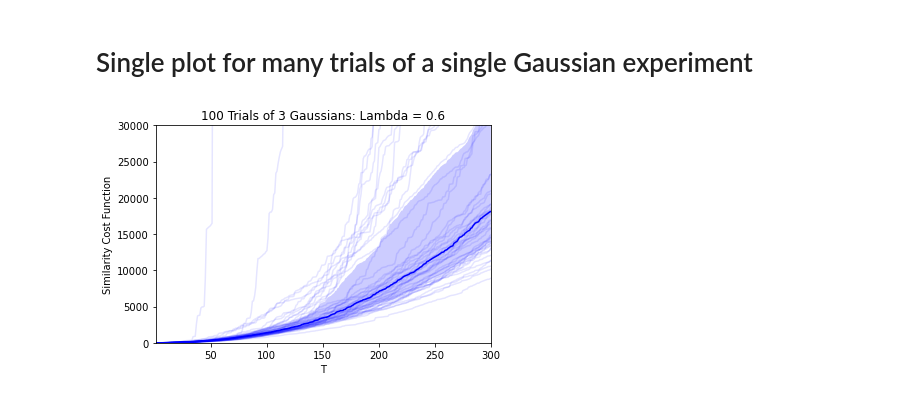
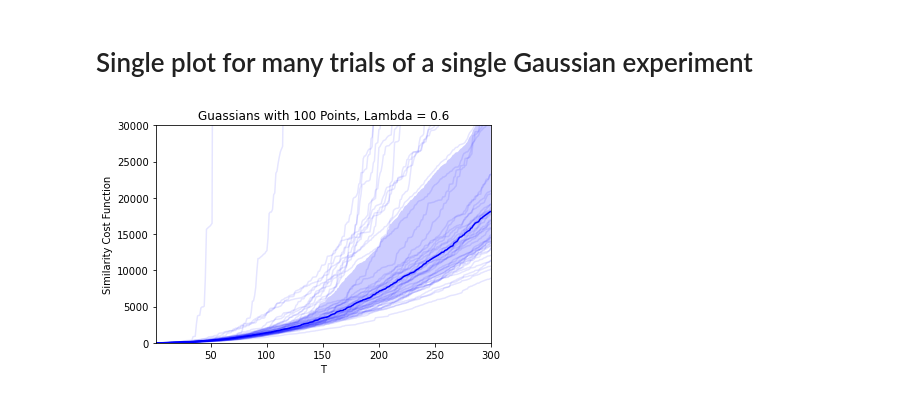
Before and after one commit to AishwaryaSeth/clustering_snmf, a Jupyter notebook: experiments/gaussian_trials_100.ipynb, the cells around one changed output. Drawn from its saved outputs; the diff is of its cells as text; code cells hidden in the pictures.

```diff
--- a/experiments/gaussian_trials_100.ipynb
+++ b/experiments/gaussian_trials_100.ipynb
@@ -185,19 +185,19 @@ snmf_median = np.median(np.array(cost_store), axis=0)
 # %%
 ts = np.arange(1, model.T + 1, 1)
 snmf_25_quantile = np.quantile(cost_store, .25, axis=0)
 snmf_75_quantile = np.quantile(cost_store, .75, axis=0)
 
 plt.figure()
 plt.plot(ts, snmf_median, c='b')
 for i in range(len(cost_store)):
     plt.plot(ts, cost_store[i], alpha=0.1, c='b')
 plt.fill_between(ts, snmf_25_quantile, snmf_75_quantile, facecolor='b', alpha=0.2)
 
 plt.ylim([0, 30000])
 plt.xlim([ts[0], ts[-1]])
-plt.title('100 Trials of 3 Gaussians: Lambda = 0.6')
+plt.title('Guassians with 100 Points, Lambda = 0.6')
 plt.xlabel('T')
 plt.ylabel('Similarity Cost Function')
 plt.savefig('plots/gaussian_trials_exp.pdf')
 # %% [output]
-[figure, old version]
+[figure, new version]
```
